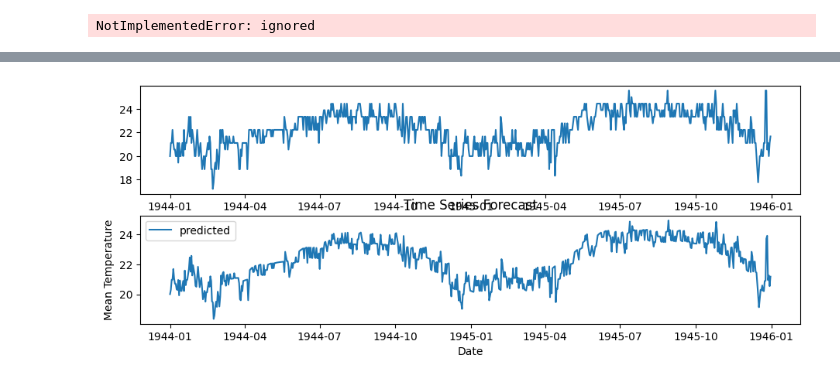
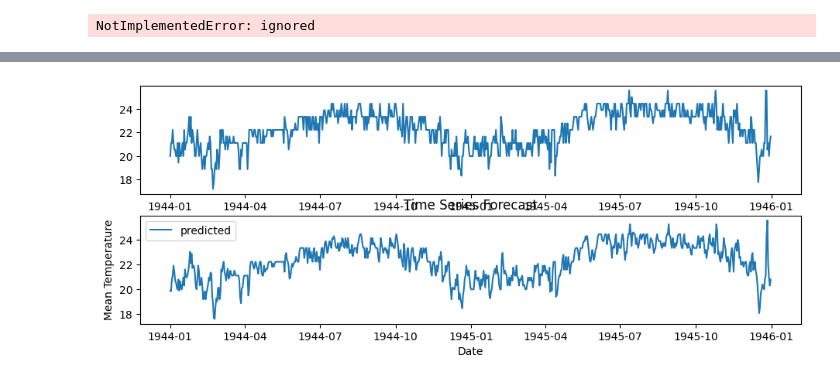
Before and after one commit to HyeonJiGu/ADP-study, a Jupyter notebook: 6주차/[hjgu]5_ARIMA_Weather_Conditions.ipynb, the cells around one changed output, grey strips where cells are left out. Cells and saved outputs as stored; diff of their text form; code cells hidden in the pictures.

```diff
--- a/6주차/[hjgu]5_ARIMA_Weather_Conditions.ipynb
+++ b/6주차/[hjgu]5_ARIMA_Weather_Conditions.ipynb
@@ -555,21 +697,19 @@ NotImplementedError: ignored
 # %%
-###  "statsmodels\tsa\arima_model"의 사용 중단으로 인해 발생합니다.
-### 대신 다음을 사용하여 통계 모델을 가져옵니다.
 import statsmodels.api as sm
-model = sm.tsa.arima.ARIMA(timeSeries, order=(1,1,1))
+model = sm.tsa.arima.ARIMA(timeSeries, order=(1,1,0))
 model_fit= model.fit()
 # predict
 forcast = model_fit.predict(start=pd.datetime(1944, 1,1), end = pd.datetime(1945, 12,31), typ='levels') #차분이 들어간 모델의 경우 levels로 설정. 그렇지 않으면 default는 linear인데 차분한 ts_diff에 대한 결과를 내는 것과 같음.
 fig = plt.figure(figsize=(11,4))
 ax= fig.add_subplot(211)
 
 ax.plot(test_data.Date, test_data.MeanTemp, label= "original") # index가 date 가 아님
 ax2= fig.add_subplot(212)
 ax2.plot(forcast,label= "predicted")
 plt.title("Time Series Forecast")
 plt.xlabel("Date")
 plt.ylabel("Mean Temperature")
 plt.legend()
 plt.show()
 # %% [output]
-[figure, old version]
+[figure, new version]
```
Also changed, not shown: parts of 36 cells of this notebook.
